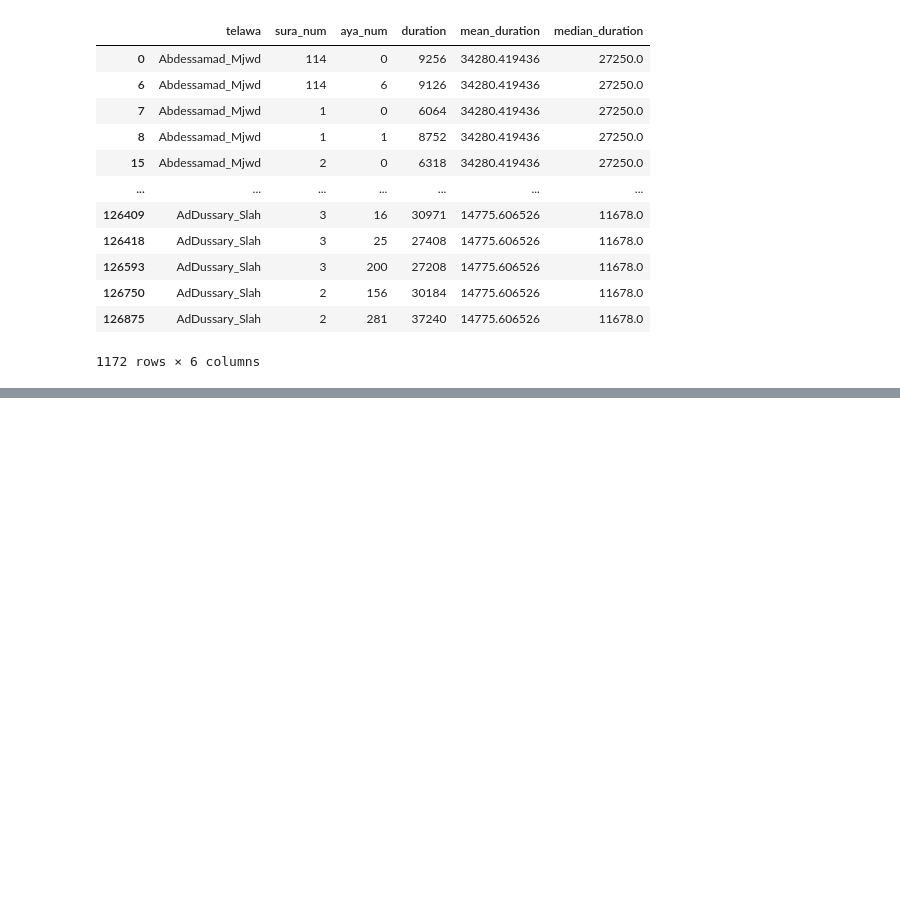
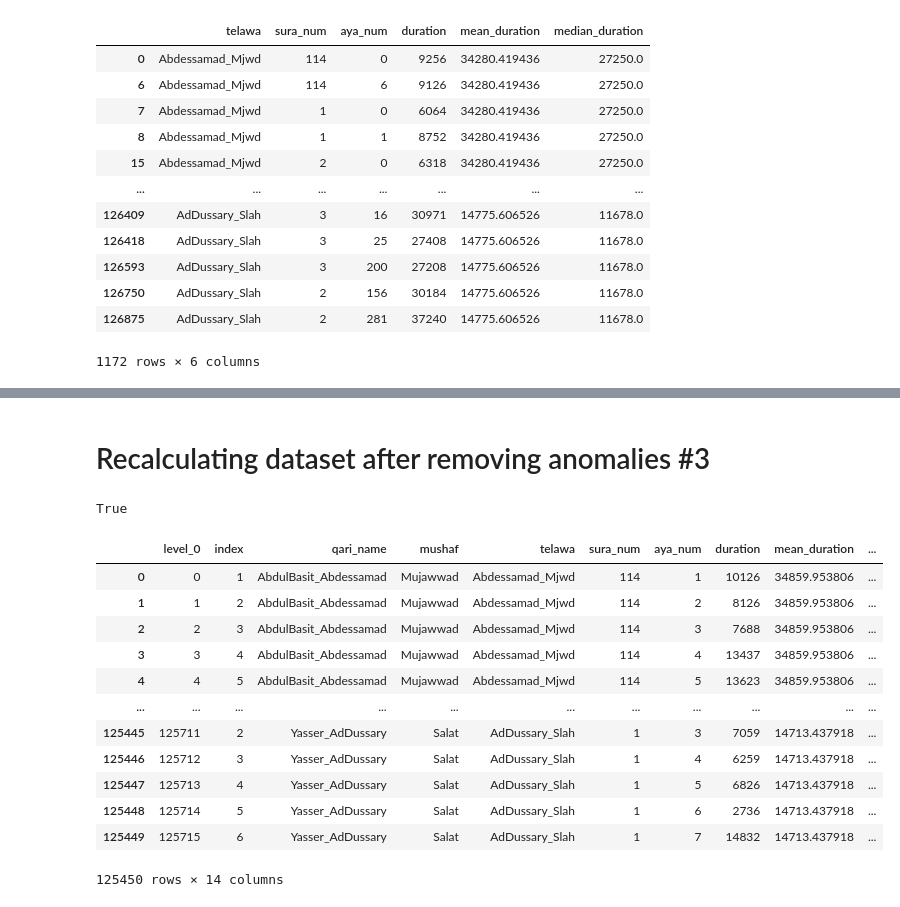
Before and after one commit to drnesr/QuranDataset, a Jupyter notebook: Code/DB_Qur_001.ipynb, the cells around one changed output, grey strips where cells are left out. Drawn from its saved outputs; the diff is of its cells as text; code cells hidden in the pictures; blank space fills up the shorter version.

Commit message:
Performed sequential corrections of anomalies

```diff
--- a/Code/DB_Qur_001.ipynb
+++ b/Code/DB_Qur_001.ipynb
@@ -778,0 +1153,61 @@ small_relative[small_relative.index.isin(problems)]
+# %% [markdown]
+# Recalculating dataset after removing anomalies #3
+# %%
+final_dataset4 = final_dataset3.copy()
+final_dataset4.drop(columns='level_0', inplace=True)
+final_dataset4.reset_index(inplace=True)
+final_dataset4.drop(final_dataset4.index[problems3], inplace=True)
+final_dataset4.shape
+final_dataset4.shape[0] + len(problems3) == final_dataset3.shape[0]
+# %% [output]
+True
+# %%
+problems3, final_dataset4
+mean_durations = final_dataset4.groupby(
+    ['telawa'], as_index=False)['duration'].mean().sort_values(by=['duration'])
+
+mean_durations.rename(columns={'duration': 'mean_duration'}, inplace=True)
+
+median_durations = final_dataset4.groupby(
+    ['telawa'],
+    as_index=False)['duration'].median().sort_values(by=['duration'])
+
+median_durations.rename(columns={'duration': 'median_duration'}, inplace=True)
+means_dur = mean_durations.merge(median_durations)
+relative_dataset = final_dataset4.merge(means_dur)
+
+relative_dataset['relative_duration_avg'] = relative_dataset[
+    'duration'] / relative_dataset['mean_duration']
+
+relative_dataset['relative_duration_med'] = relative_dataset[
+    'duration'] / relative_dataset['median_duration']
+
+avg_duration = mean_durations.mean()
+avg_duration = float(avg_duration)
+
+med_duration = median_durations.median()
+med_duration = float(med_duration)
+
+relative_dataset['adjusted_avg'] = relative_dataset[
+    'relative_duration_avg'] * avg_duration
+relative_dataset['adjusted_med'] = relative_dataset[
+    'relative_duration_med'] * med_duration
+
+relative_dataset.to_csv(os.path.join(
+    verses_path, 'Output', 'telawas_relative_durations_corrected3.CSV'),
+                        index=False)
+relative_dataset
+# %% [output]
+|  | level_0 | index | qari_name | mushaf | telawa | sura_num | aya_num | duration | mean_duration | ... |
+| 0 | 0 | 1 | AbdulBasit_Abdessamad | Mujawwad | Abdessamad_Mjwd | 114 | 1 | 10126 | 34859.953806 | ... |
+| 1 | 1 | 2 | AbdulBasit_Abdessamad | Mujawwad | Abdessamad_Mjwd | 114 | 2 | 8126 | 34859.953806 | ... |
+| 2 | 2 | 3 | AbdulBasit_Abdessamad | Mujawwad | Abdessamad_Mjwd | 114 | 3 | 7688 | 34859.953806 | ... |
+| 3 | 3 | 4 | AbdulBasit_Abdessamad | Mujawwad | Abdessamad_Mjwd | 114 | 4 | 13437 | 34859.953806 | ... |
+| 4 | 4 | 5 | AbdulBasit_Abdessamad | Mujawwad | Abdessamad_Mjwd | 114 | 5 | 13623 | 34859.953806 | ... |
+| ... | ... | ... | ... | ... | ... | ... | ... | ... | ... | ... |
+| 125445 | 125711 | 2 | Yasser_AdDussary | Salat | AdDussary_Slah | 1 | 3 | 7059 | 14713.437918 | ... |
+| 125446 | 125712 | 3 | Yasser_AdDussary | Salat | AdDussary_Slah | 1 | 4 | 6259 | 14713.437918 | ... |
+| 125447 | 125713 | 4 | Yasser_AdDussary | Salat | AdDussary_Slah | 1 | 5 | 6826 | 14713.437918 | ... |
+| 125448 | 125714 | 5 | Yasser_AdDussary | Salat | AdDussary_Slah | 1 | 6 | 2736 | 14713.437918 | ... |
+| 125449 | 125715 | 6 | Yasser_AdDussary | Salat | AdDussary_Slah | 1 | 7 | 14832 | 14713.437918 | ... |
+125450 rows × 14 columns
```
Also changed, not shown: parts of 28 cells of this notebook, 6 other files.
